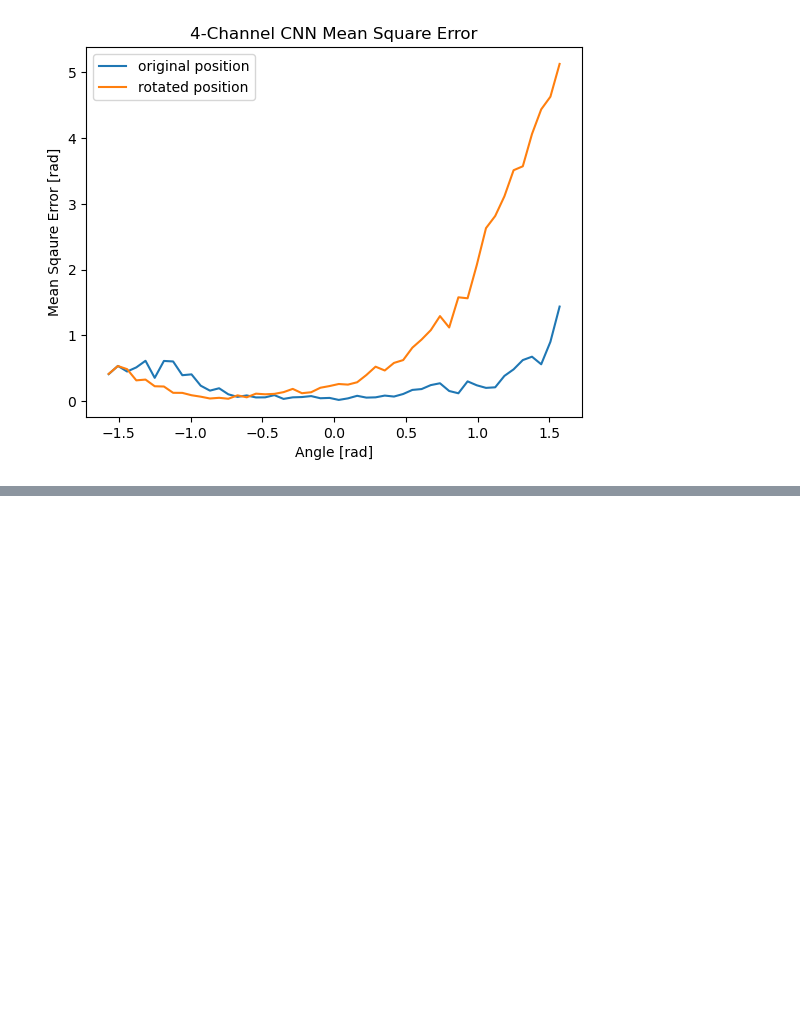
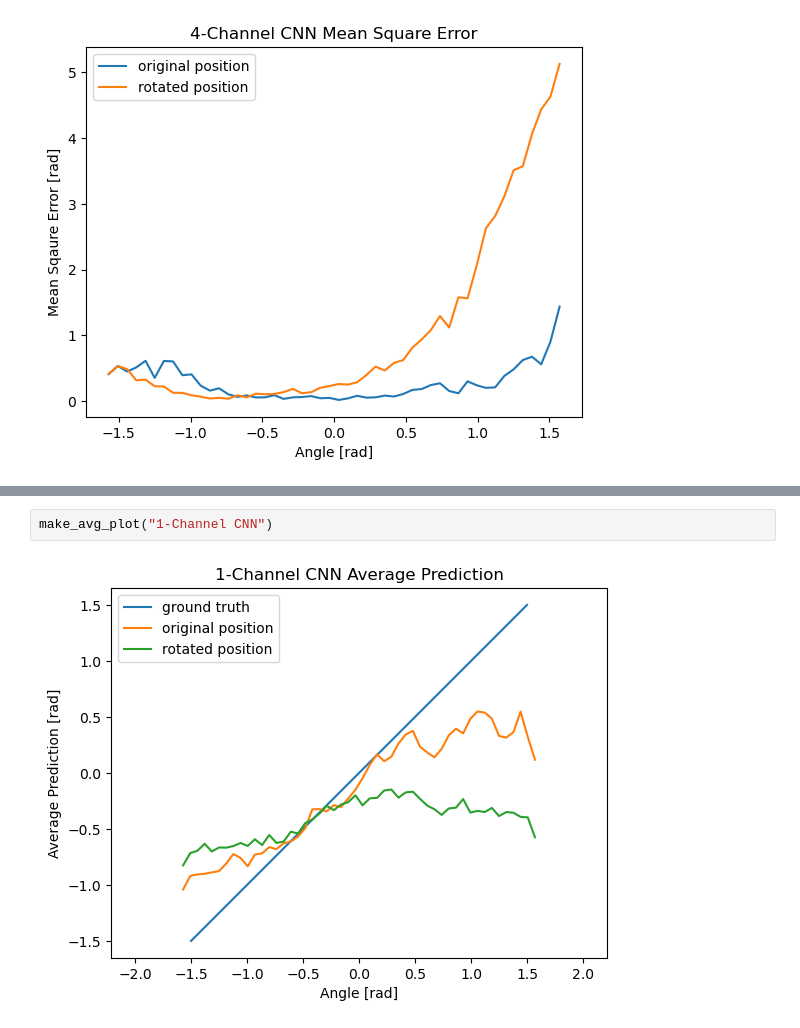
Before and after one commit to Tilman-Burghoff/acoustic-sensing, a Jupyter notebook: experiment3/analyse_rotation_experiment.ipynb, the cells around one changed output, grey strips where cells are left out. Cells and saved outputs as stored; diff of their text form; blank space fills up the shorter version.

```diff
--- a/experiment3/analyse_rotation_experiment.ipynb
+++ b/experiment3/analyse_rotation_experiment.ipynb
@@ -79,0 +101,4 @@ make_mse_plot("4-Channel CNN")
+# %%
+make_avg_plot("1-Channel CNN")
+# %% [output]
+[figure, added]
```
Also changed, not shown: parts of 3 cells of this notebook.
